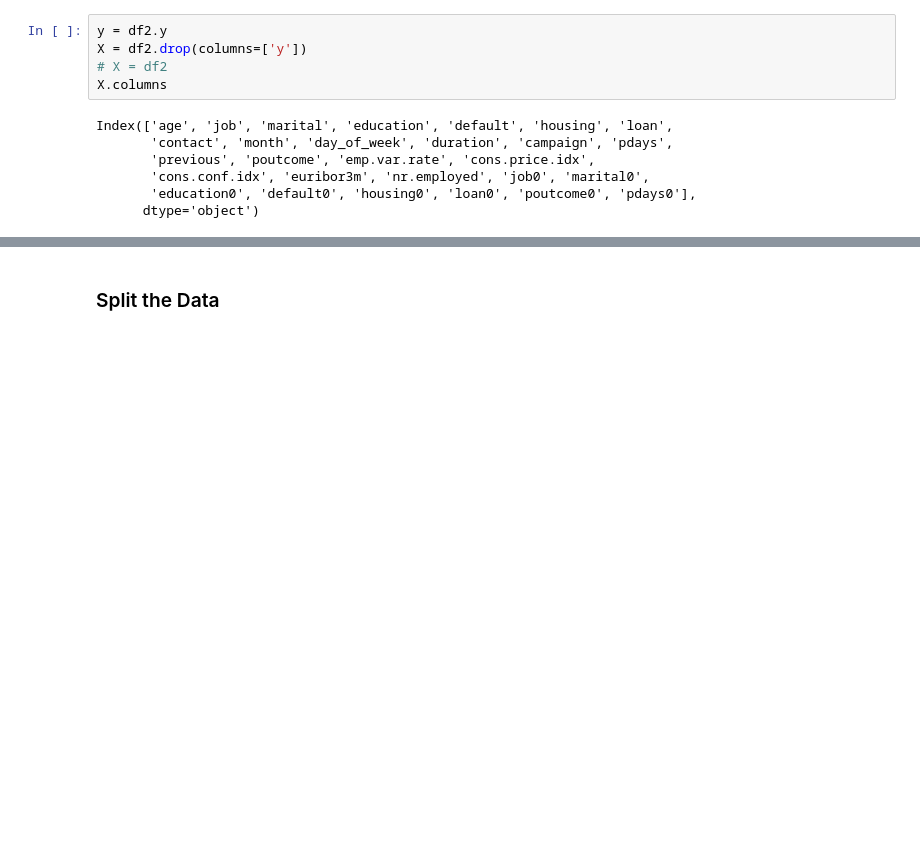
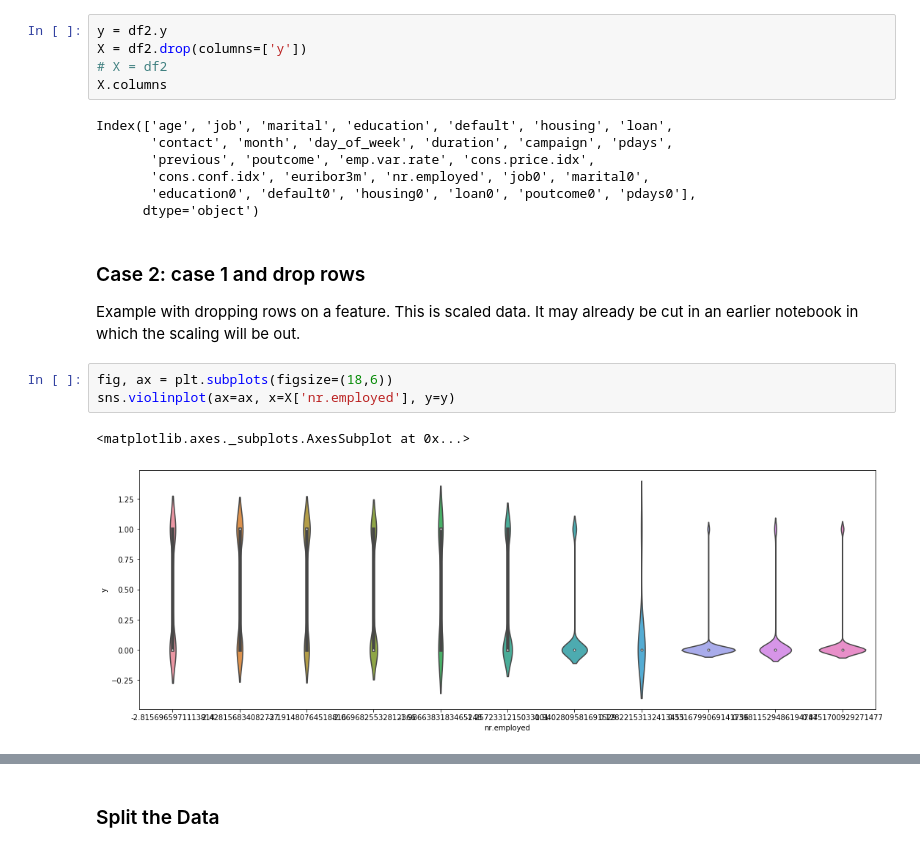
Before and after one commit to eepgwde/pyeg0, a Jupyter notebook: fca/fca2.ipynb, the cells around one changed output, grey strips where cells are left out. Cells and saved outputs as stored; diff of their text form; blank space fills up the shorter version.

```diff
--- a/fca/fca2.ipynb
+++ b/fca/fca2.ipynb
@@ -116,3 +116,13 @@ Index(['age', 'job', 'marital', 'education', 'default', 'housing', 'loan',
        'cons.conf.idx', 'euribor3m', 'nr.employed', 'job0', 'marital0',
        'education0', 'default0', 'housing0', 'loan0', 'poutcome0', 'pdays0'],
       dtype='object')
+# %% [markdown]
+### Case 2: case 1 and drop rows
+
+Example with dropping rows on a feature. This is scaled data. It may already be cut in an earlier notebook in which the scaling will be out.
+# %%
+fig, ax = plt.subplots(figsize=(18,6))
+sns.violinplot(ax=ax, x=X['nr.employed'], y=y)
+# %% [output]
+<matplotlib.axes._subplots.AxesSubplot at 0x...>
+[figure, added]
```
Also changed, not shown: parts of 19 cells of this notebook, 2 other files.
